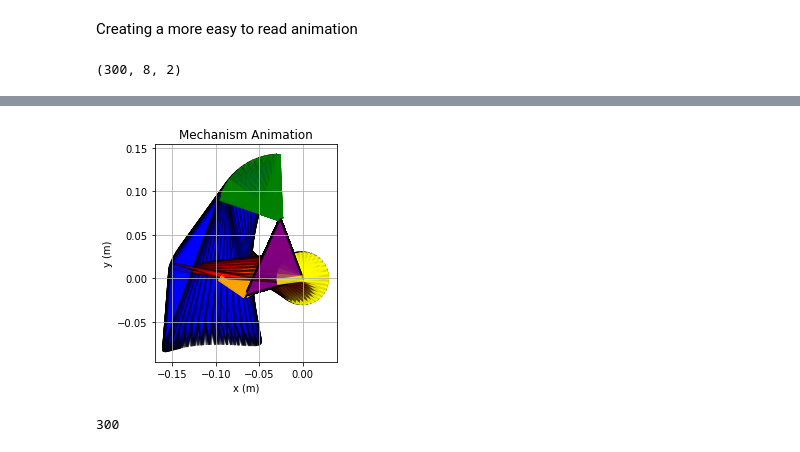
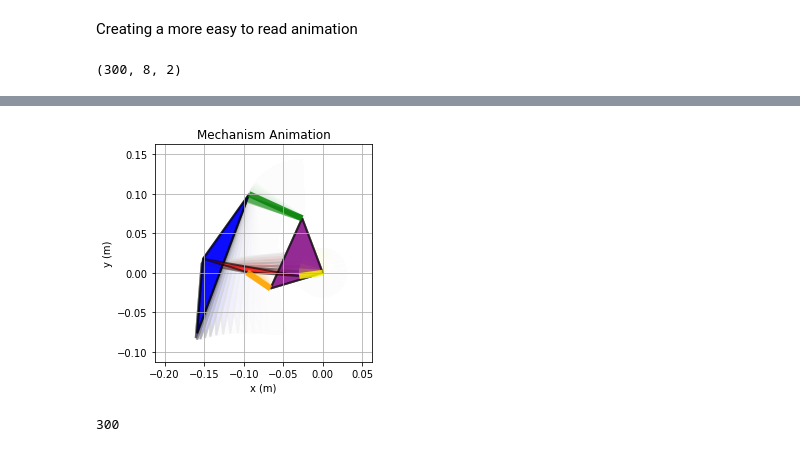
Before and after one commit to arnoldjames98/arnoldjames98.github.io, a Jupyter notebook: systemDynamics.ipynb, the cells around one changed output, grey strips where cells are left out. Saved outputs shown, nothing was run; the diff lists cells and outputs as text; code cells hidden in the pictures.

```diff
--- a/systemDynamics.ipynb
+++ b/systemDynamics.ipynb
@@ -604,35 +604,39 @@ print(y.shape)
 #print(y[0])
 
 def animate(i):
+    # Hacky way to not show show every frame (semitransparent whitebox colors over old frames)
+    white = plt.fill([-0.2, -0.2, 0.05, 0.05], [ -0.1, 0.15, 0.15, -0.1], facecolor='white', alpha=0.3)
+    # Blue link
+    blueLink = plt.fill([y[i][7,0],  y[i][6,0],  y[i][5,0]], [ y[i][7,1],  y[i][6,1],  y[i][5,1]], facecolor='blue', edgecolor="black",linewidth=2, alpha=0.6)
     # Blue link
     blueLink = plt.fill([y[i][7,0],  y[i][6,0],  y[i][5,0]], [ y[i][7,1],  y[i][6,1],  y[i][5,1]], facecolor='blue', edgecolor="black",linewidth=2, alpha=0.6)
     # Purple link
     purpleLink = plt.fill([ y[i][0,0],  y[i][2,0],  y[i][4,0]], [ y[i][0,1],  y[i][2,1],  y[i][4,1]], facecolor='purple', edgecolor="black",linewidth=2, alpha=0.6)
     # Red link
     redLink = plt.fill([ y[i][1,0],  y[i][3,0],  y[i][6,0]], [ y[i][1,1],  y[i][3,1],  y[i][6,1]], facecolor='red', edgecolor="black",linewidth=2, alpha=0.6)
     # Orange link
     orangeLink = plt.fill([ y[i][2,0],  y[i][3,0]], [ y[i][2,1],  y[i][3,1]], edgecolor="orange",linewidth=6, alpha=0.8)
     # Green link
     greenLink = plt.fill([ y[i][4,0],  y[i][5,0]], [ y[i][4,1],  y[i][5,1]], edgecolor="green",linewidth=6, alpha=0.8)
     # Yellow link
     yellowLink = plt.fill([ y[i][0,0],  y[i][1,0]], [ y[i][0,1],  y[i][1,1]], edgecolor="yellow",linewidth=6, alpha=0.8)
     plt.axis('scaled')
 
     return blueLink
 
 fig, ax = plt.subplots()
 
 plt.title('Mechanism Animation')
 plt.xlabel('x (m)')
 plt.ylabel('y (m)')
 plt.grid()
 
 anim = FuncAnimation(fig, animate, frames=t.size, interval=fps, blit=True)
 HTML(anim.to_html5_video())
 # %% [output]
 (300, 8, 2)
 [interactive output not drawn]
-[figure, old version]
+[figure, new version]
 # %%
 t.size
 # %% [output]
```
